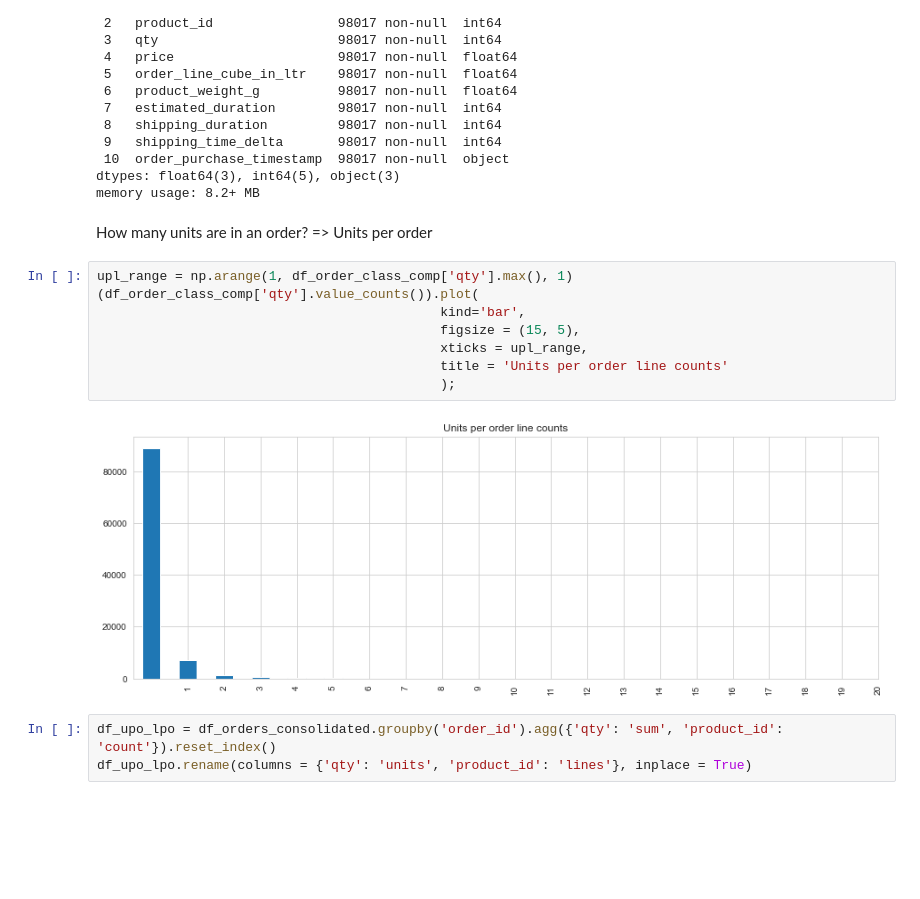
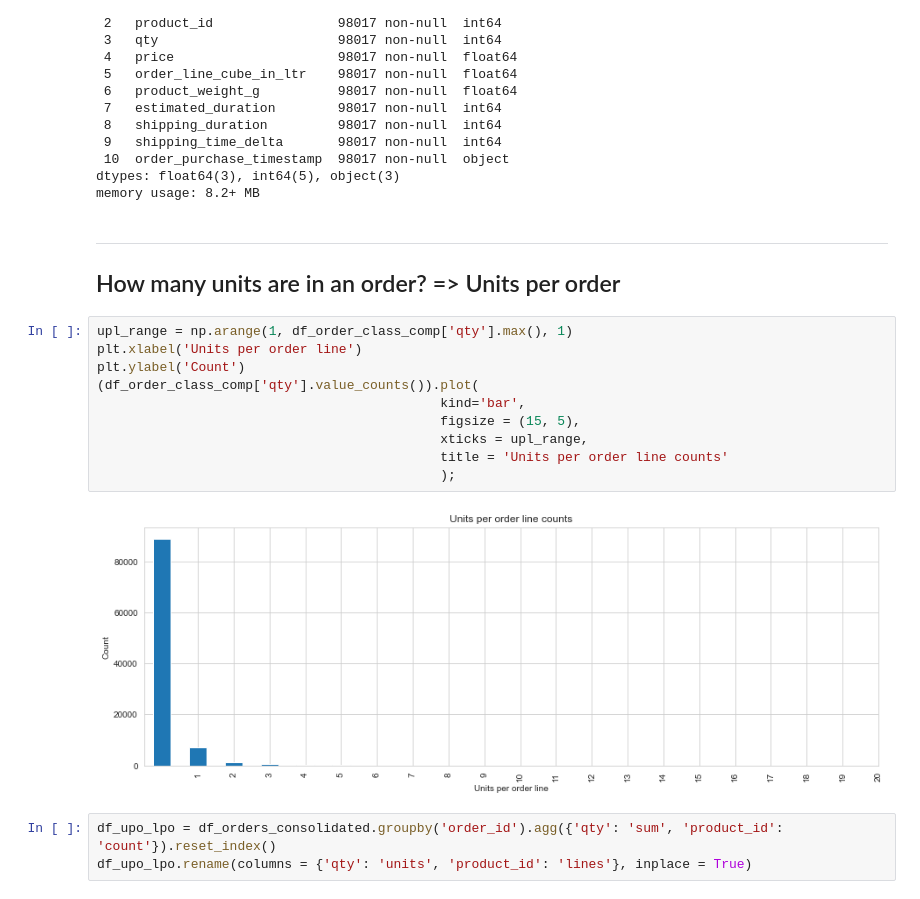
Before and after one commit to LarsTinnefeld/Olist-order-profile-analysis, a Jupyter notebook: olist_order_profile.ipynb, the cells around one changed output. Saved outputs shown, nothing was run; the diff lists cells and outputs as text; blank space fills up the shorter version.

```diff
--- a/olist_order_profile.ipynb
+++ b/olist_order_profile.ipynb
@@ -97,17 +94,20 @@ Data columns (total 11 columns):
 dtypes: float64(3), int64(5), object(3)
 memory usage: 8.2+ MB
 # %% [markdown]
-How many units are in an order? => Units per order
+---
+## How many units are in an order? => Units per order
 # %%
 upl_range = np.arange(1, df_order_class_comp['qty'].max(), 1)
+plt.xlabel('Units per order line')
+plt.ylabel('Count')
 (df_order_class_comp['qty'].value_counts()).plot(
                                             kind='bar',
                                             figsize = (15, 5),
                                             xticks = upl_range,
                                             title = 'Units per order line counts'
                                             );
 # %% [output]
-[figure, old version]
+[figure, new version]
 # %%
 df_upo_lpo = df_orders_consolidated.groupby('order_id').agg({'qty': 'sum', 'product_id': 'count'}).reset_index()
 df_upo_lpo.rename(columns = {'qty': 'units', 'product_id': 'lines'}, inplace = True)
```
Also changed, not shown: parts of 6 cells of this notebook.
